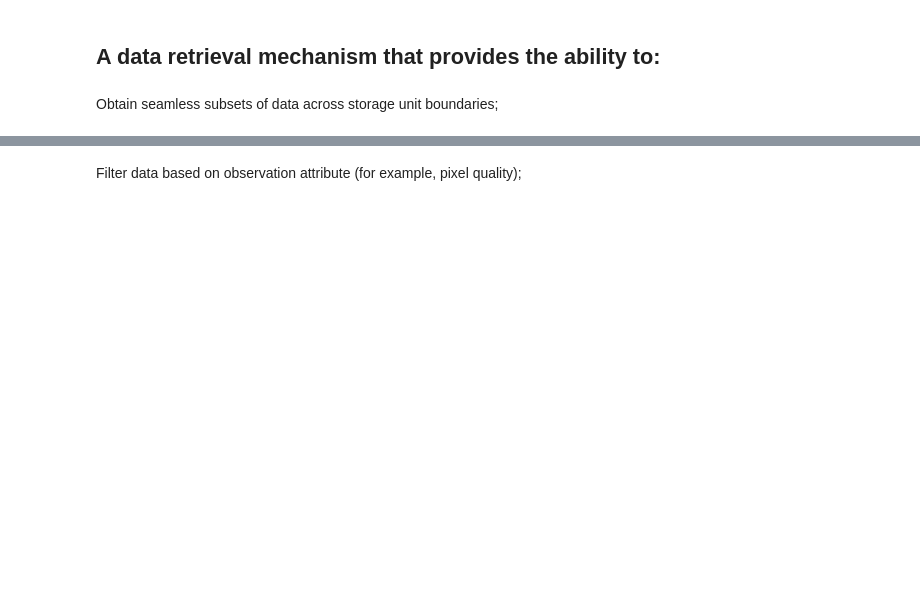
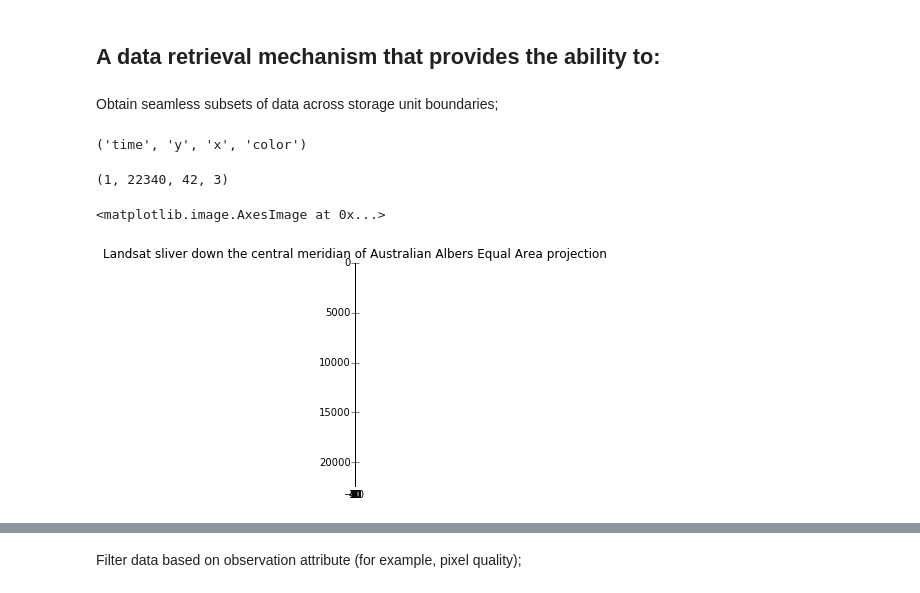
Before and after one commit to GeoscienceAustralia/dea-validation, a Jupyter notebook: requirements_met.ipynb, the cells around one changed output, grey strips where cells are left out. Cells and saved outputs as stored; diff of their text form; code cells hidden in the pictures; blank space fills up the shorter version.

```diff
--- a/requirements_met.ipynb
+++ b/requirements_met.ipynb
@@ -307,20 +313,28 @@ Options:
 ## A data retrieval mechanism that provides the ability to:
 # %% [markdown]
 Obtain seamless subsets of data across storage unit boundaries;
-# %%
-seamless_subset = dc.load(product='ls5_nbar_albers',
-              x=(149.07, 149.17), y=(-35.25, -35.35),
-              time=('2011-3-1', '2011-6-30'),
-              measurements=['swir2', 'nir', 'blue'],
-              group_by='solar_day', stack='color').transpose('time', 'y', 'x', 'color')
-
-seamless_subset_valid_data = dc.index.datasets.search(product='ls5_nbar_albers',
-              x=(149.07, 149.17), y=(-35.25, -35.35),
-              time=('2011-3-1', '2011-6-30'))
-parts = []
-
-#for part in seamless_subset:
-#    in_crs = part.crs
-#    project = partial(pyproj.transform,pyproj.Proj(init=in_crs),pyproj.Proj(init=out_crs))
-#    parts.append(shapely.ops.transform(project, shapely.geometry.Polygon(part.extent.points)))
-#shapely.ops.unary_union(parts)
+# %%
+seamless_subset = dc.load(product='ls5_nbar_albers',
+              x=(132.0, 132.01), y=(-20, -25),
+              time=('2011-6-1', '2011-6-30'),
+              measurements=['swir2', 'nir', 'blue'],
+              group_by='solar_day', stack='color').transpose('time', 'y', 'x', 'color')
+# %%
+fake_saturation = 3500
+clipped_visible = seamless_subset.where(seamless_subset<fake_saturation).fillna(fake_saturation)
+max_val = clipped_visible.max(['y', 'x'])
+seamless_subset_scaled = (clipped_visible / max_val)
+# %%
+seamless_subset.dims
+# %% [output]
+('time', 'y', 'x', 'color')
+# %%
+seamless_subset.shape
+# %% [output]
+(1, 22340, 42, 3)
+# %%
+plt.title('Landsat sliver down the central meridian of Australian Albers Equal Area projection')
+plt.imshow(seamless_subset_scaled.isel(time=0))
+# %% [output]
+<matplotlib.image.AxesImage at 0x...>
+[figure, added]
```
Also changed, not shown: parts of 44 cells of this notebook.
